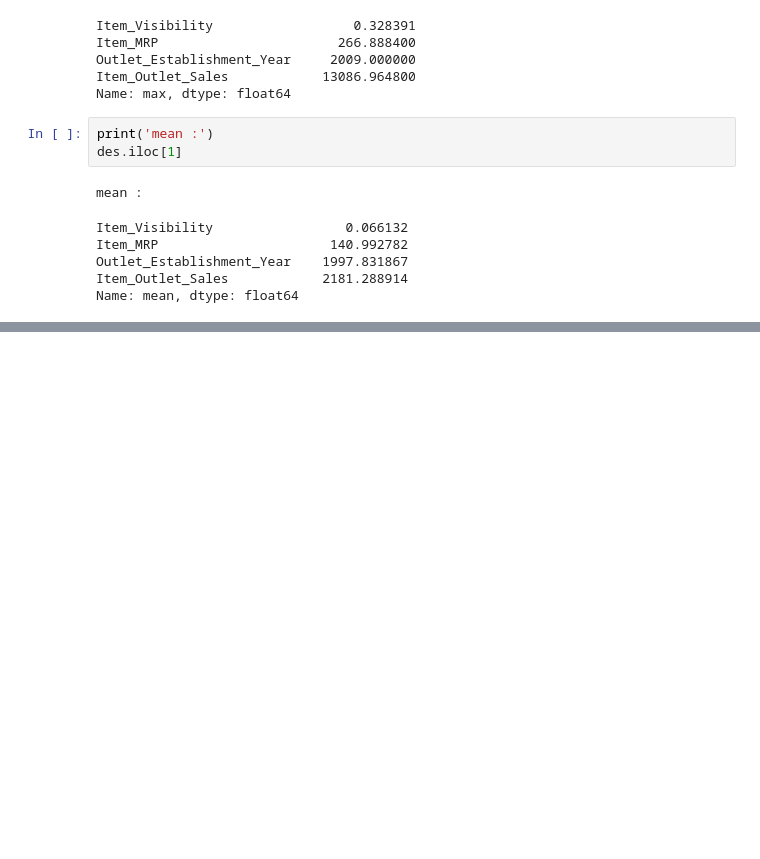
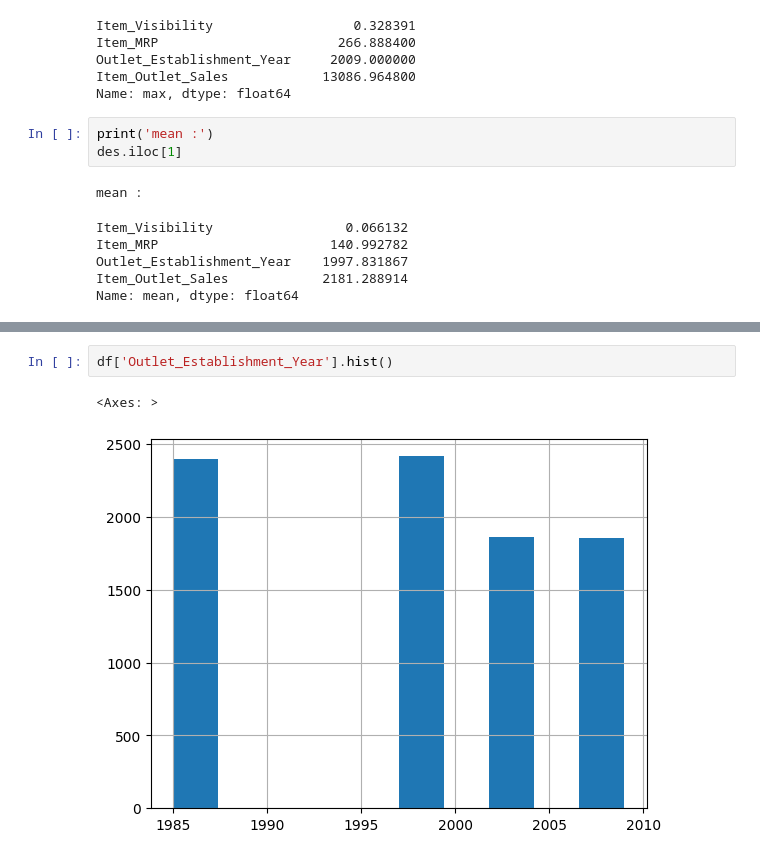
Before and after one commit to Bmdhia/X_sales_predictions, a Jupyter notebook: Project_1_Part_2.ipynb, the cells around one changed output, grey strips where cells are left out. Saved outputs shown, nothing was run; the diff lists cells and outputs as text; blank space fills up the shorter version.

```diff
--- a/Project_1_Part_2.ipynb
+++ b/Project_1_Part_2.ipynb
@@ -199,0 +222,5 @@ Name: mean, dtype: float64
+# %%
+df['Outlet_Establishment_Year'].hist()
+# %% [output]
+<Axes: >
+[figure, added]
```
Also changed, not shown: parts of 14 cells of this notebook.
